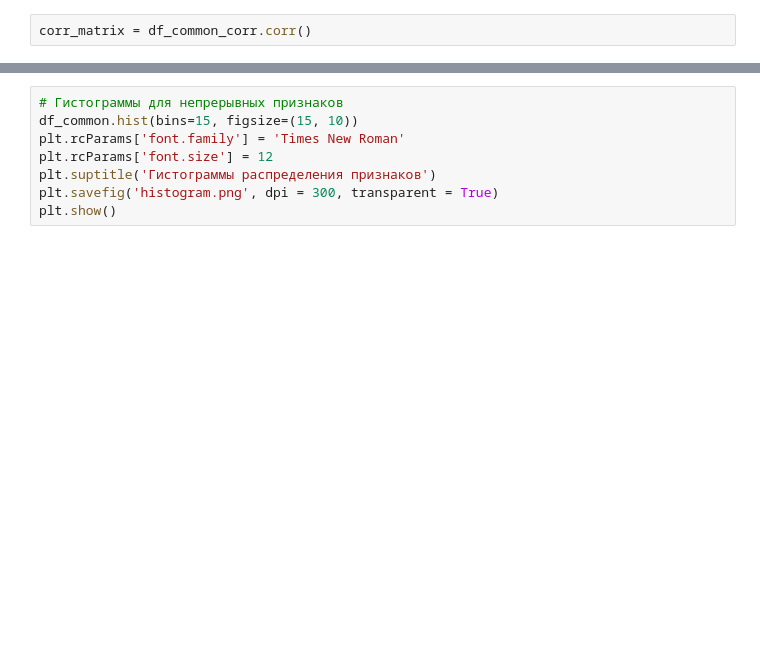
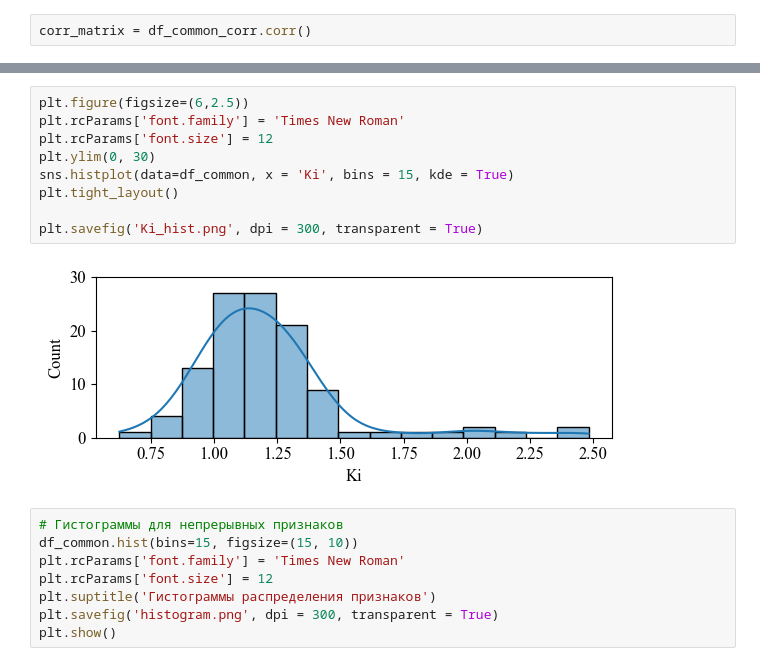
Before and after one commit to caapel/Failure_rate, a Jupyter notebook: Failure_rate.ipynb, the cells around one changed output, grey strips where cells are left out. Saved outputs shown, nothing was run; the diff lists cells and outputs as text; blank space fills up the shorter version.

```diff
--- a/Failure_rate.ipynb
+++ b/Failure_rate.ipynb
@@ -147,3 +147,14 @@ plt.show()
+# %%
+plt.figure(figsize=(6,2.5))
+plt.rcParams['font.family'] = 'Times New Roman'
+plt.rcParams['font.size'] = 12
+plt.ylim(0, 30)
+sns.histplot(data=df_common, x = 'Ki', bins = 15, kde = True)
+plt.tight_layout()
+
+plt.savefig('Ki_hist.png', dpi = 300, transparent = True)
+# %% [output]
+[figure, added]
 # %%
 # Гистограммы для непрерывных признаков
 df_common.hist(bins=15, figsize=(15, 10))
```
Also changed, not shown: parts of 3 cells of this notebook.
